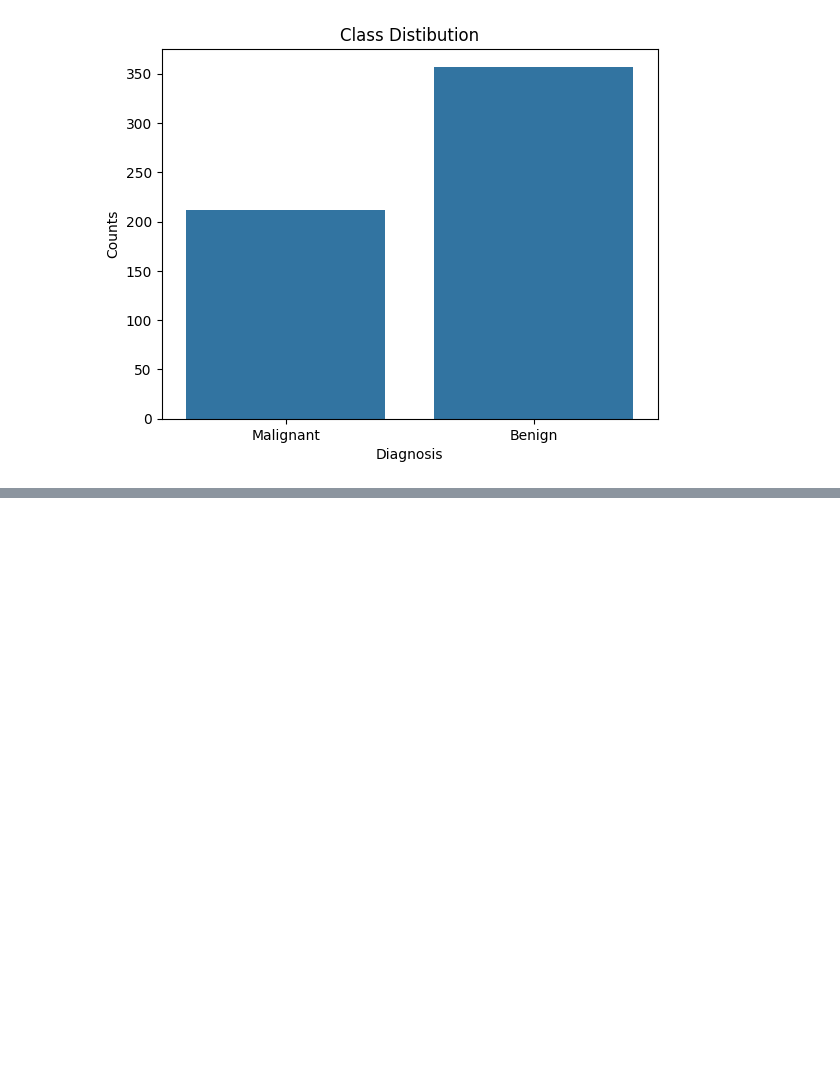
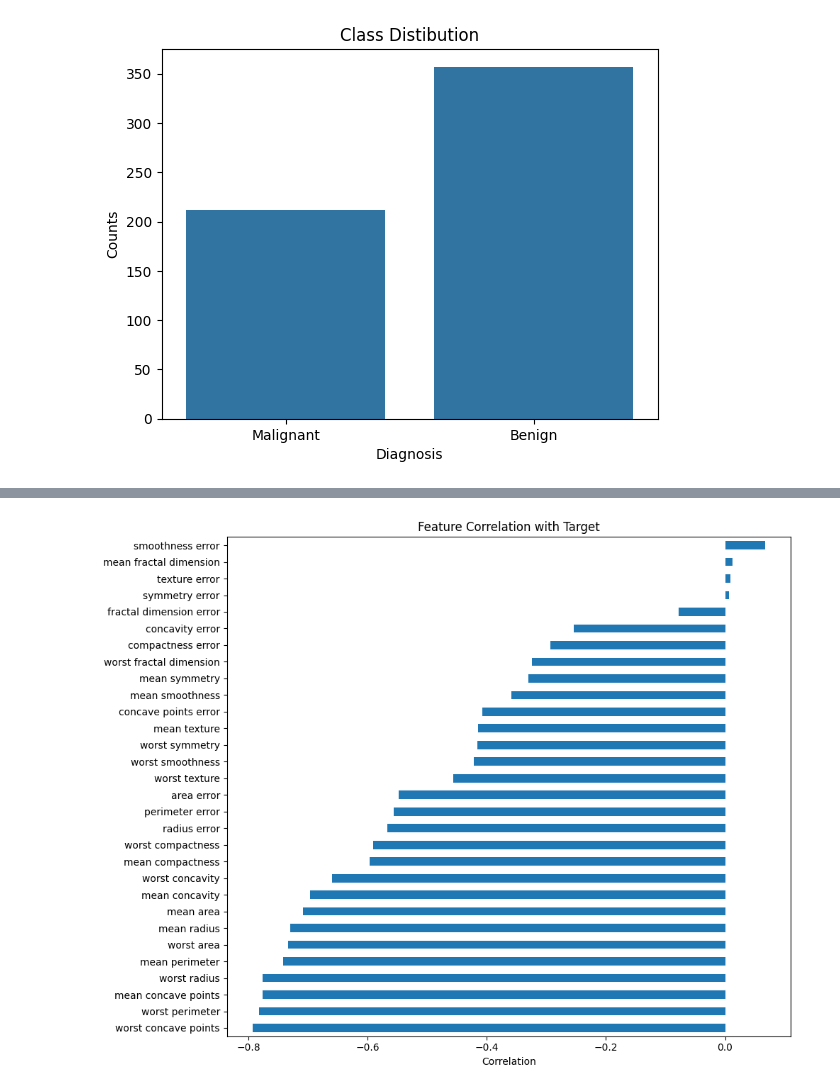
Before and after one commit to mattiasrasander-creator/ML-Cancer-Diagnostic, a Jupyter notebook: notebooks/01_EDA.ipynb, the cells around one changed output, grey strips where cells are left out. Saved outputs shown, nothing was run; the diff lists cells and outputs as text; code cells hidden in the pictures; blank space fills up the shorter version.

```diff
--- a/notebooks/01_EDA.ipynb
+++ b/notebooks/01_EDA.ipynb
@@ -55,0 +114,11 @@ plt.show()
+# %%
+# Correlation against target
+target_corr = df.corr()['target'].drop('target').sort_values()
+plt.figure(figsize=(10, 8))
+target_corr.plot(kind='barh')
+plt.title('Feature Correlation with Target')
+plt.xlabel('Correlation')
+plt.tight_layout()
+plt.show()
+# %% [output]
+[figure, added]
```
Also changed, not shown: parts of 9 cells of this notebook.
